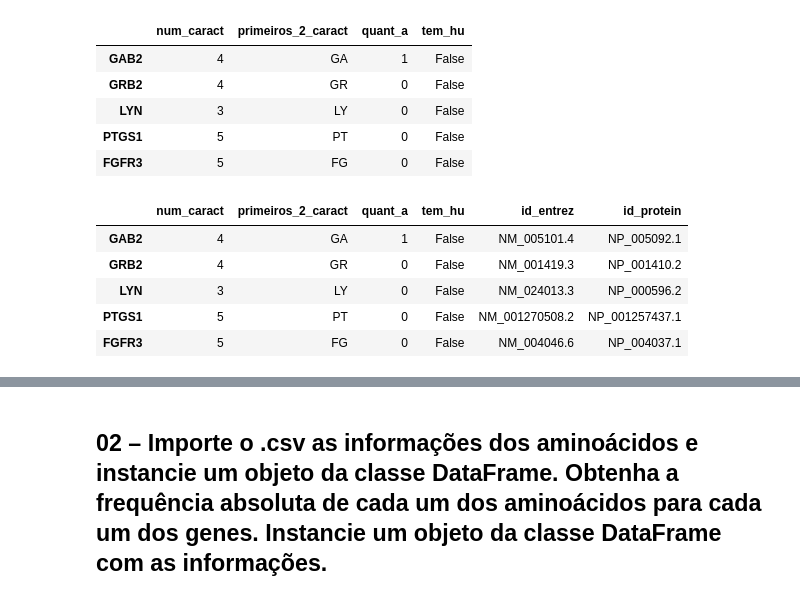
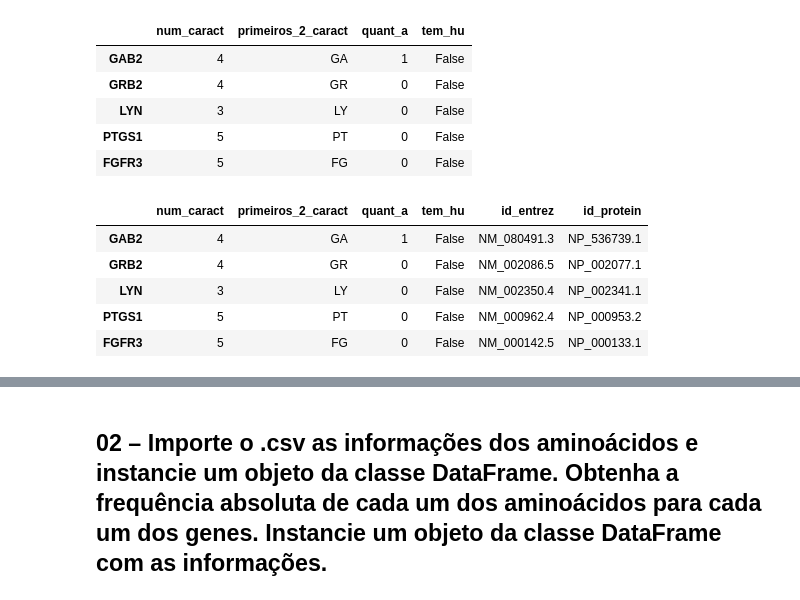
Before and after one commit to biancankusma/python_basico, a Jupyter notebook: 15-Medidas_Resumo_1_2026-04-01.ipynb, the cells around one changed output, grey strips where cells are left out. Cells and saved outputs as stored; diff of their text form; code cells hidden in the pictures.

```diff
--- a/15-Medidas_Resumo_1_2026-04-01.ipynb
+++ b/15-Medidas_Resumo_1_2026-04-01.ipynb
@@ -20,28 +32,28 @@ df_genes.head()
 | FGFR3 | 5 | FG | 0 | False |
 # %%
 df_genes['id_entrez'] = [
-    "NM_005101.4",
-    "NM_001419.3",
-    "NM_024013.3",
-    "NM_001270508.2",
-    "NM_004046.6",
+    "NM_080491.3",
+    "NM_002086.5",
+    "NM_002350.4",
+    "NM_000962.4",
+    "NM_000142.5",
 ]
 
 df_genes['id_protein'] = [
-    'NP_005092.1',
-    "NP_001410.2",
-    "NP_000596.2",
-    "NP_001257437.1",
-    "NP_004037.1",
+    'NP_536739.1',
+    "NP_002077.1",
+    "NP_002341.1",
+    "NP_000953.2",
+    "NP_000133.1",
 ]
 df_genes
 # %% [output]
 |  | num_caract | primeiros_2_caract | quant_a | tem_hu | id_entrez | id_protein |
-| GAB2 | 4 | GA | 1 | False | NM_005101.4 | NP_005092.1 |
-| GRB2 | 4 | GR | 0 | False | NM_001419.3 | NP_001410.2 |
-| LYN | 3 | LY | 0 | False | NM_024013.3 | NP_000596.2 |
-| PTGS1 | 5 | PT | 0 | False | NM_001270508.2 | NP_001257437.1 |
-| FGFR3 | 5 | FG | 0 | False | NM_004046.6 | NP_004037.1 |
+| GAB2 | 4 | GA | 1 | False | NM_080491.3 | NP_536739.1 |
+| GRB2 | 4 | GR | 0 | False | NM_002086.5 | NP_002077.1 |
+| LYN | 3 | LY | 0 | False | NM_002350.4 | NP_002341.1 |
+| PTGS1 | 5 | PT | 0 | False | NM_000962.4 | NP_000953.2 |
+| FGFR3 | 5 | FG | 0 | False | NM_000142.5 | NP_000133.1 |
 # %%
 def salvar_fasta_gene(id_protein: str, nome_gene: str) -> None:
     '''
```
Also changed, not shown: parts of 17 cells of this notebook, 7 other files.
